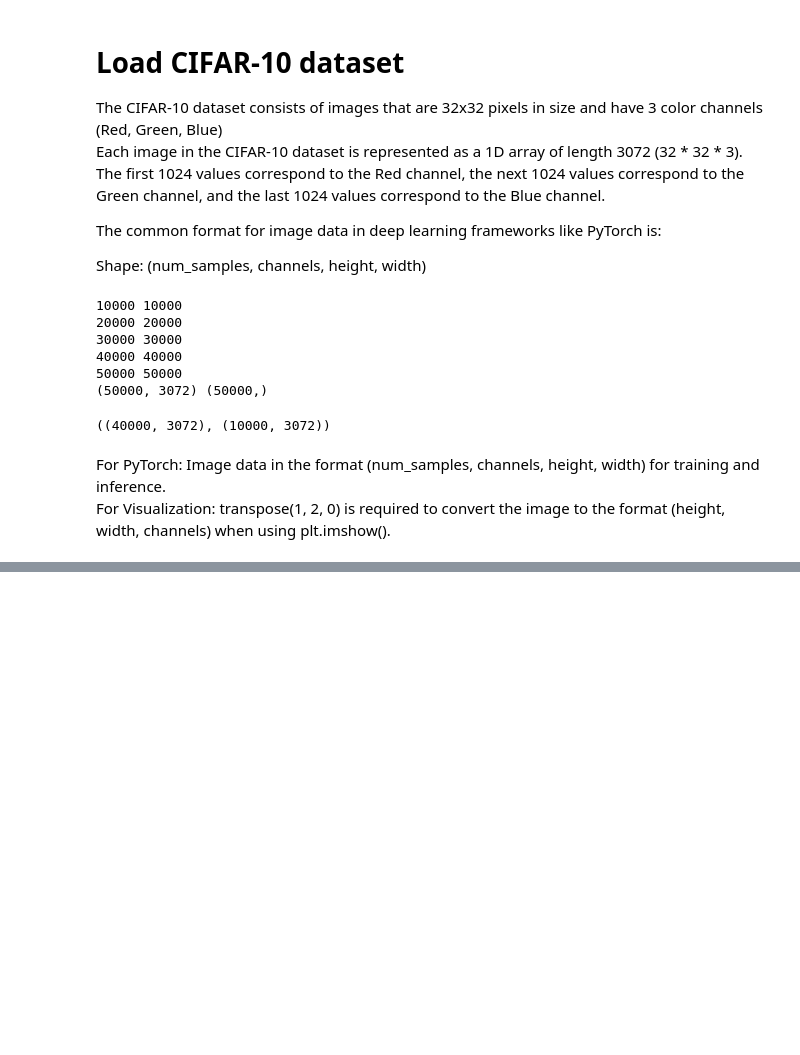
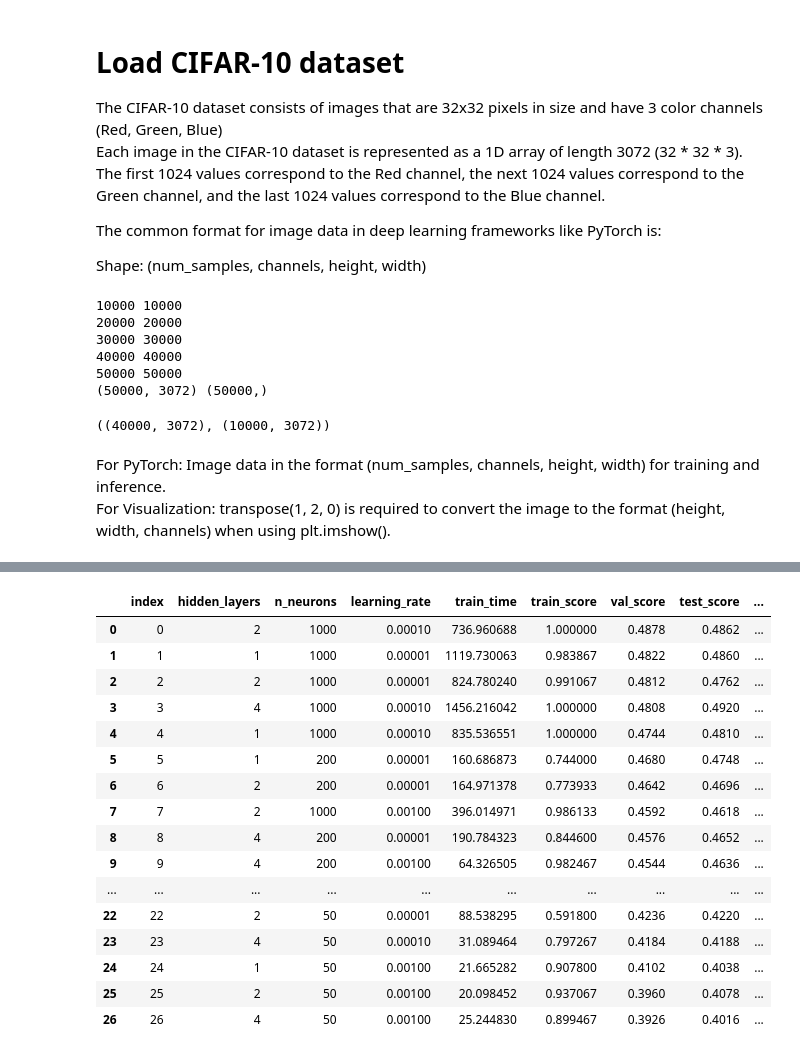
Before and after one commit to topsy-13/naiveautoml, a Jupyter notebook: python/naiveautoml/NAS/load_cifar10.ipynb, the cells around one changed output, grey strips where cells are left out. Cells and saved outputs as stored; diff of their text form; code cells hidden in the pictures; blank space fills up the shorter version.

```diff
--- a/python/naiveautoml/NAS/load_cifar10.ipynb
+++ b/python/naiveautoml/NAS/load_cifar10.ipynb
@@ -228,0 +252,24 @@ configurations_df.sort_values(by='val_score', ascending=False)
+# %%
+previous_results = pd.read_excel("Resultados por redes neuronales.xlsx")
+previous_results['ID'] = previous_results['hidden_layers'].astype(str) + '_' + previous_results['n_neurons'].astype(str) + '_' + previous_results['learning_rate'].astype(str)
+previous_results = previous_results.sort_values(by='val_score', ascending=False).reset_index(drop=True).reset_index()
+# %%
+previous_results
+# %% [output]
+|  | index | hidden_layers | n_neurons | learning_rate | train_time | train_score | val_score | test_score | ... |
+| 0 | 0 | 2 | 1000 | 0.00010 | 736.960688 | 1.000000 | 0.4878 | 0.4862 | ... |
+| 1 | 1 | 1 | 1000 | 0.00001 | 1119.730063 | 0.983867 | 0.4822 | 0.4860 | ... |
+| 2 | 2 | 2 | 1000 | 0.00001 | 824.780240 | 0.991067 | 0.4812 | 0.4762 | ... |
+| 3 | 3 | 4 | 1000 | 0.00010 | 1456.216042 | 1.000000 | 0.4808 | 0.4920 | ... |
+| 4 | 4 | 1 | 1000 | 0.00010 | 835.536551 | 1.000000 | 0.4744 | 0.4810 | ... |
+| 5 | 5 | 1 | 200 | 0.00001 | 160.686873 | 0.744000 | 0.4680 | 0.4748 | ... |
+| 6 | 6 | 2 | 200 | 0.00001 | 164.971378 | 0.773933 | 0.4642 | 0.4696 | ... |
+| 7 | 7 | 2 | 1000 | 0.00100 | 396.014971 | 0.986133 | 0.4592 | 0.4618 | ... |
+| 8 | 8 | 4 | 200 | 0.00001 | 190.784323 | 0.844600 | 0.4576 | 0.4652 | ... |
+| 9 | 9 | 4 | 200 | 0.00100 | 64.326505 | 0.982467 | 0.4544 | 0.4636 | ... |
+| ... | ... | ... | ... | ... | ... | ... | ... | ... | ... |
+| 22 | 22 | 2 | 50 | 0.00001 | 88.538295 | 0.591800 | 0.4236 | 0.4220 | ... |
+| 23 | 23 | 4 | 50 | 0.00010 | 31.089464 | 0.797267 | 0.4184 | 0.4188 | ... |
+| 24 | 24 | 1 | 50 | 0.00100 | 21.665282 | 0.907800 | 0.4102 | 0.4038 | ... |
+| 25 | 25 | 2 | 50 | 0.00100 | 20.098452 | 0.937067 | 0.3960 | 0.4078 | ... |
+| 26 | 26 | 4 | 50 | 0.00100 | 25.244830 | 0.899467 | 0.3926 | 0.4016 | ... |
```
Also changed, not shown: parts of 13 cells of this notebook, 3 other files.
